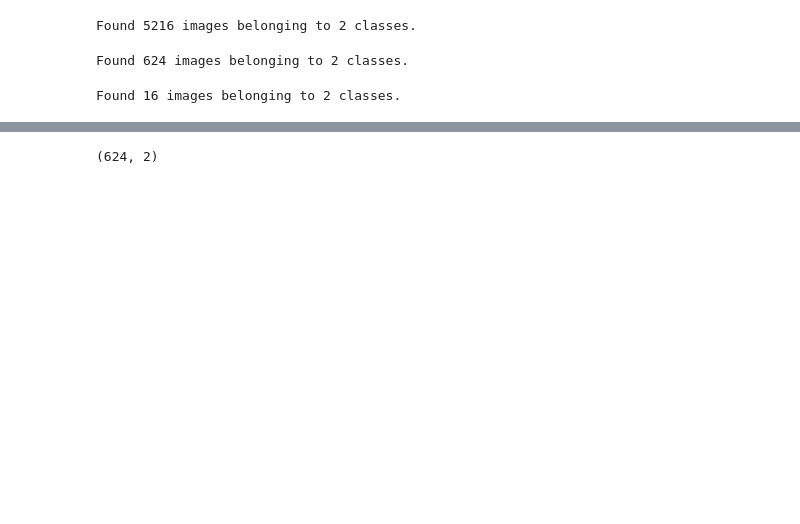
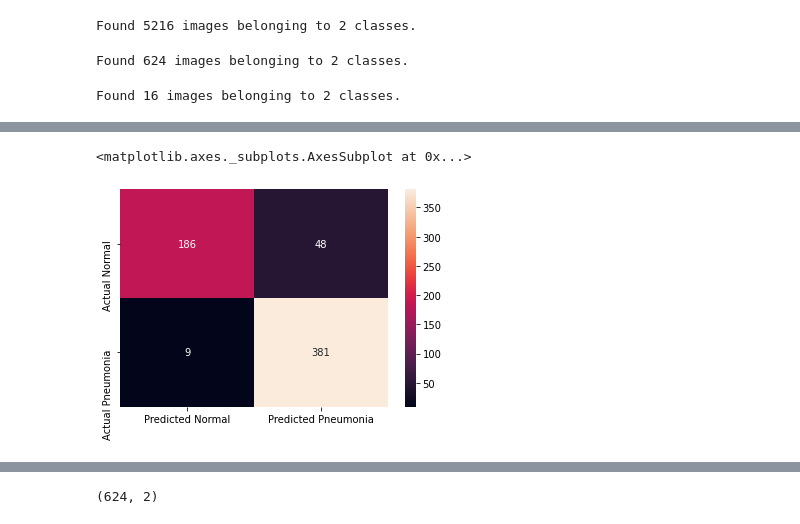
Before and after one commit to prtk0007/Chest_Xray_detection, a Jupyter notebook: project_ray_5_vgg19.ipynb, the cells around one changed output, grey strips where cells are left out. Saved outputs shown, nothing was run; the diff lists cells and outputs as text; code cells hidden in the pictures; blank space fills up the shorter version.

Commit message:
exp 3 binary sigmoid batchsize 64 acc 91 preci 88.8 recall 97.7

```diff
--- a/project_ray_5_vgg19.ipynb
+++ b/project_ray_5_vgg19.ipynb
@@ -81,7 +114,7 @@ Found 5216 images belonging to 2 classes.
 # %%
 test_set = test_datagen.flow_from_directory('/content/chest_xray/chest_xray/test',
                                             target_size = (224, 224),
-                                            batch_size = 32,
+                                            batch_size = 64,
                                             shuffle=False,
                                             class_mode = 'binary')
 # %% [output]
@@ -100,8 +133,7 @@ callbacks_list = [ early, learning_rate_reduction]
 # %%
-r = model.fit_generator(
+r = model.fit(
   training_set,
   validation_data=test_set,
-  epochs=20,
-  callbacks=callbacks_list
+  epochs=15
 )
 # %% [output]
@@ -139,0 +164,2 @@ model.evaluate(val_set)
+# %%
+preds_binary = model.predict(test_set,verbose=1)
@@ -139,0 +168,14 @@ model.evaluate(val_set)
+# %%
+predictions = preds_binary.copy()
+predictions[predictions <= 0.5] = 0
+predictions[predictions > 0.5] = 1
+# %%
+from sklearn.metrics import classification_report,confusion_matrix
+import pandas as pd
+cm = pd.DataFrame(data=confusion_matrix(test_set.classes, predictions, labels=[0, 1]),index=["Actual Normal", "Actual Pneumonia"],
+columns=["Predicted Normal", "Predicted Pneumonia"])
+import seaborn as sns
+sns.heatmap(cm,annot=True,fmt="d")
+# %% [output]
+<matplotlib.axes._subplots.AxesSubplot at 0x...>
+[figure, added]
```
Also changed, not shown: parts of 16 cells of this notebook.
